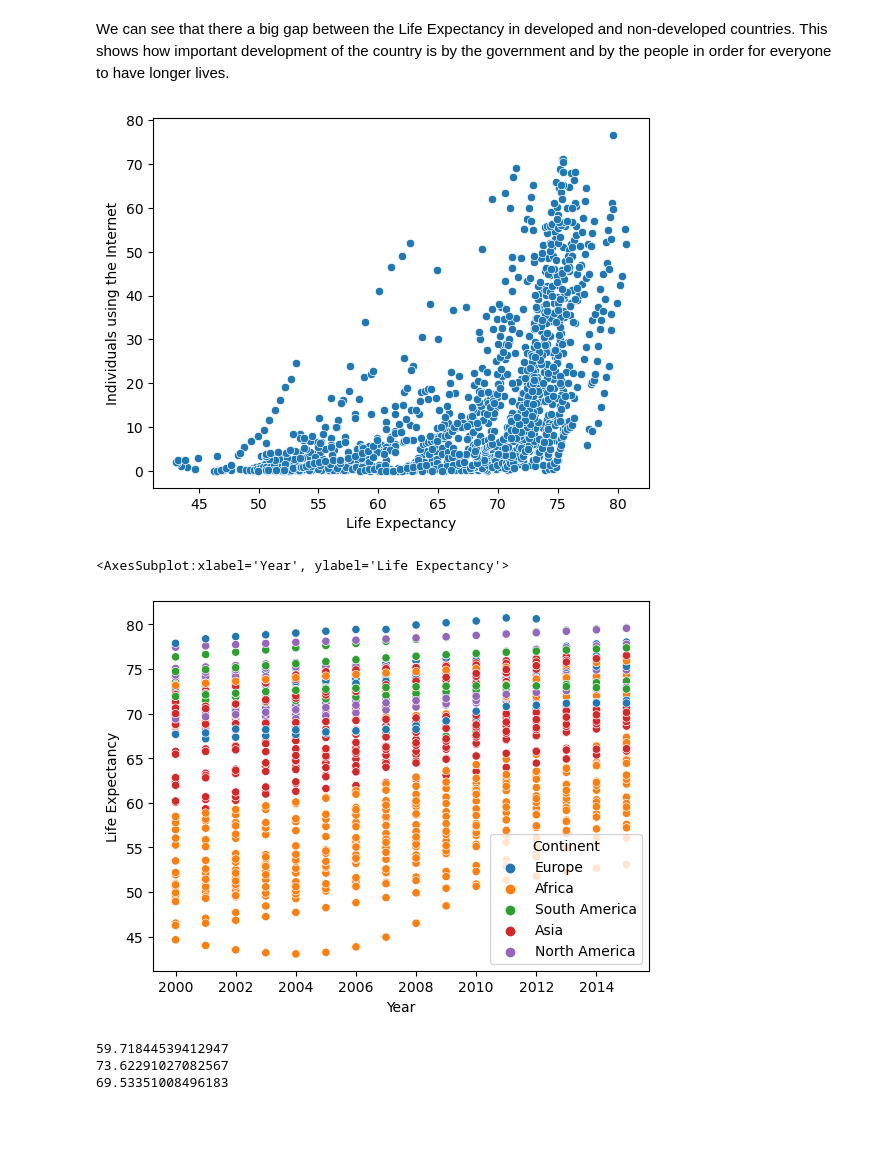
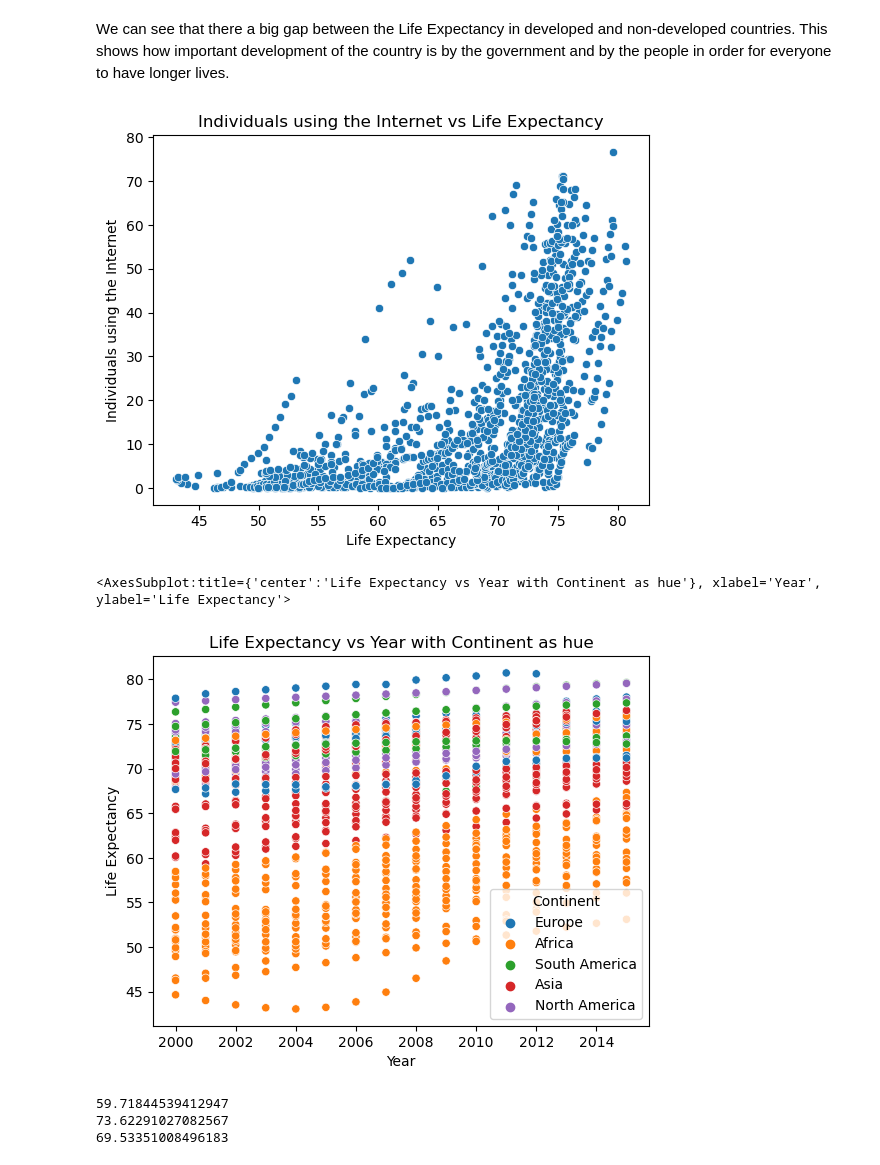
Before and after one commit to ubco-W2022T2-data301/project-group-group28, a Jupyter notebook: analysis/analysis2.ipynb, the cells around one changed output. Cells and saved outputs as stored; diff of their text form; code cells hidden in the pictures; blank space fills up the shorter version.

```diff
--- a/analysis/analysis2.ipynb
+++ b/analysis/analysis2.ipynb
@@ -242,15 +231,17 @@ sns.lineplot(x = "Year", y = "Life Expectancy", data = df2, hue = "Least Develop
 # %% [markdown]
 We can see that there a big gap between the Life Expectancy in developed and non-developed countries. This shows how important development of the country is by the government and by the people in order for everyone to have longer lives.
 # %%
+plt.title("Individuals using the Internet vs Life Expectancy")
 sns.scatterplot(x='Life Expectancy', y='Individuals using the Internet',data=df2)
 plt.show()
 # %% [output]
-[figure, old version]
+[figure, new version]
 # %%
+plt.title("Life Expectancy vs Year with Continent as hue")
 sns.scatterplot(x = "Year", y = "Life Expectancy", data = df2, hue = "Continent")
 # %% [output]
-<AxesSubplot:xlabel='Year', ylabel='Life Expectancy'>
+<AxesSubplot:title={'center':'Life Expectancy vs Year with Continent as hue'}, xlabel='Year', ylabel='Life Expectancy'>
-[figure, old version]
+[figure, new version]
 # %%
 mean_africa = df2.groupby("Continent").get_group("Africa")["Life Expectancy"].mean()
 print(mean_africa)
```
Also changed, not shown: parts of 12 cells of this notebook.
